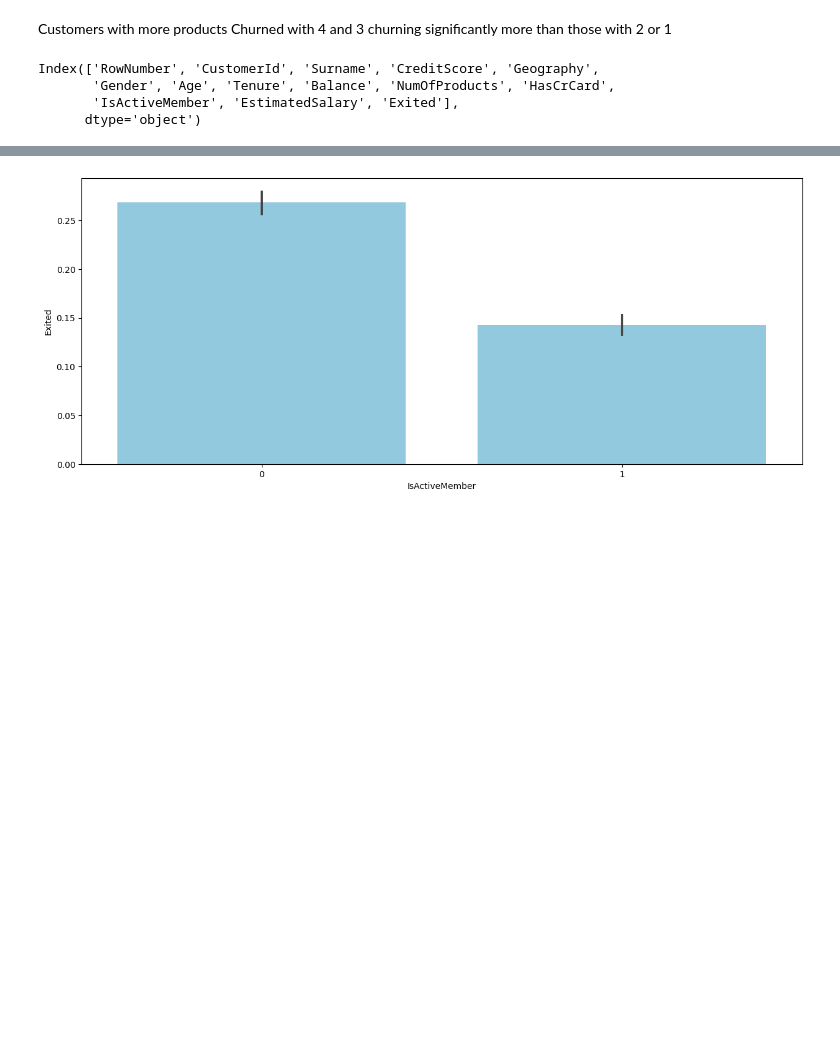
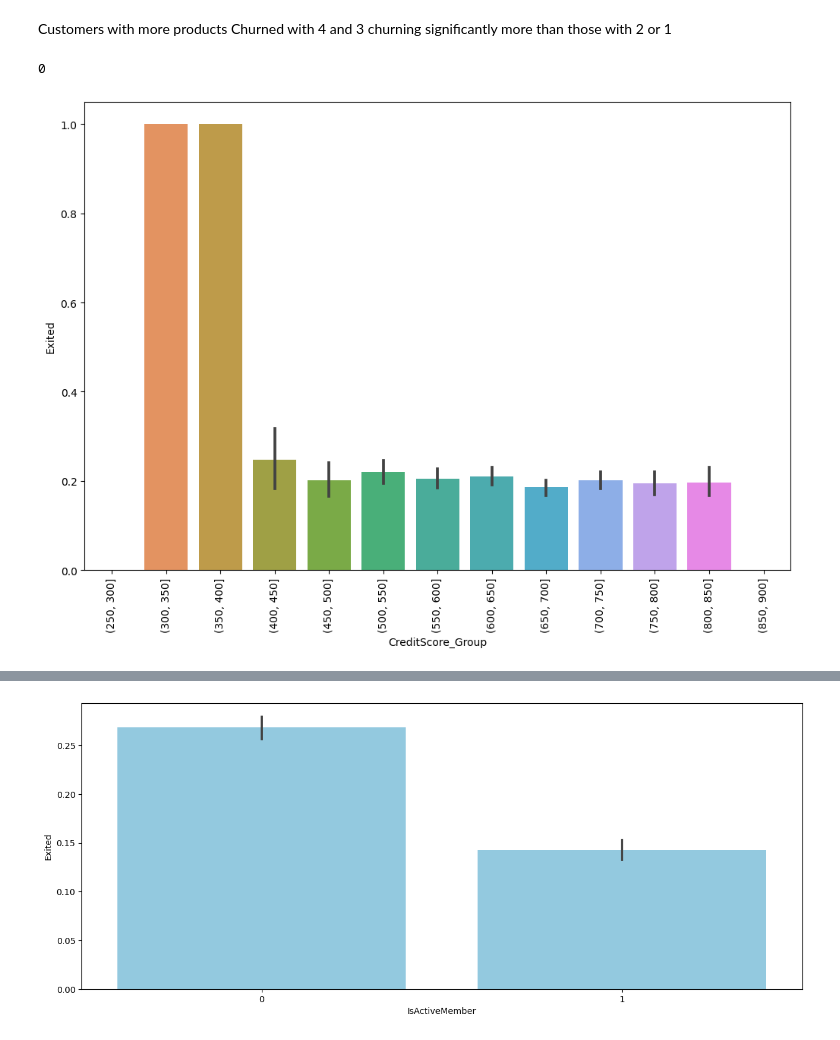
Before and after one commit to kuropeter/Bank-Customer-Churn-Analysis-with-python, a Jupyter notebook: EDA.ipynb, the cells around one changed output, grey strips where cells are left out. Cells and saved outputs as stored; diff of their text form; code cells hidden in the pictures; blank space fills up the shorter version.

```diff
--- a/EDA.ipynb
+++ b/EDA.ipynb
@@ -299,7 +299,17 @@ Customers with more products Churned with 4 and 3 churning significantly more th
-# %%
-df.columns
-# %% [output]
-Index(['RowNumber', 'CustomerId', 'Surname', 'CreditScore', 'Geography',
-       'Gender', 'Age', 'Tenure', 'Balance', 'NumOfProducts', 'HasCrCard',
-       'IsActiveMember', 'EstimatedSalary', 'Exited'],
-      dtype='object')
+# %%
+# Looking at the highest and lowest values in CreditScore
+df['CreditScore'].sort_values(ascending=False) # Highest is 850. lowest is 350
+
+# Grouping the creditscore into bins of 50 from 250 to 900
+df['CreditScore_Group'] = pd.cut(df['CreditScore'], bins=[250, 300, 350, 400, 450, 500, 550, 600, 650, 700, 750, 800, 850, 900])
+
+# Bar Chart showing the Credit Score group and the probaility of them to Churning
+plt.figure(figsize=(12,8))
+plt.xticks(rotation=90)
+sns.barplot(data=df, y='Exited', x='CreditScore_Group');
+
+# Making sure no value is missing
+# df['CreditScore_Group'].isna().sum()
+# %% [output]
+0
+[figure, added]
```
Also changed, not shown: parts of 14 cells of this notebook.
